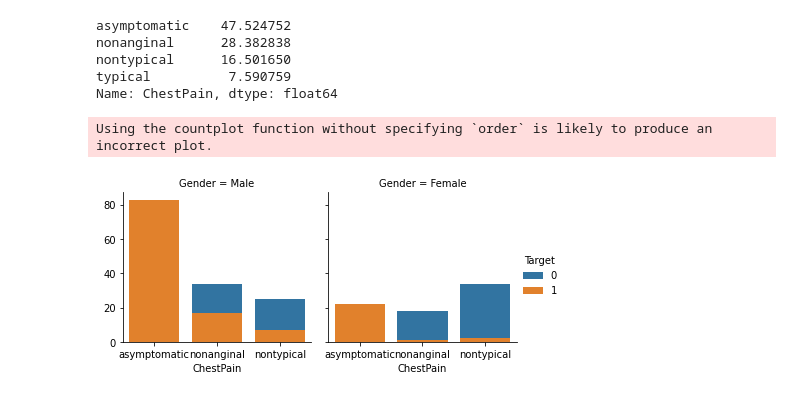
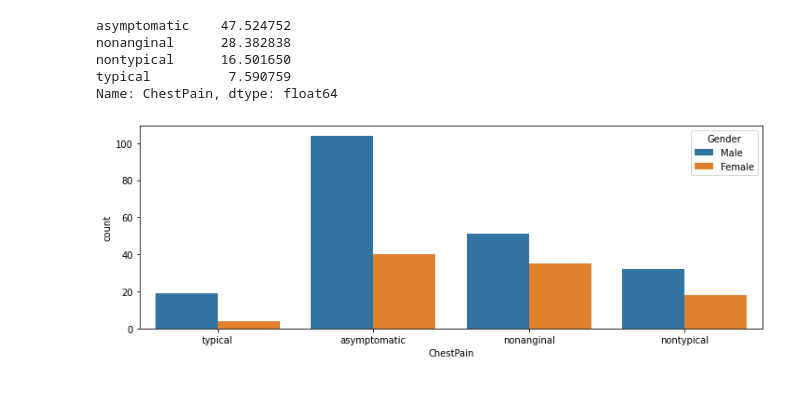
Before and after one commit to ankush-vem/Heart-Attack-Prediction, a Jupyter notebook: Code/heart.ipynb, the cells around one changed output. Saved outputs shown, nothing was run; the diff lists cells and outputs as text; code cells hidden in the pictures.

Commit message:
Cp - update - 2 new plots

```diff
--- a/Code/heart.ipynb
+++ b/Code/heart.ipynb
@@ -227,11 +227,9 @@ nonanginal      28.382838
 nontypical      16.501650
 typical          7.590759
 Name: ChestPain, dtype: float64
-# %%
-g = sns.FacetGrid(df, col="Gender", hue="Target")
-g.map(sns.countplot, "ChestPain")
-g.add_legend()
-plt.show()
-# %% [output]
-Using the countplot function without specifying `order` is likely to produce an incorrect plot.
-[figure, removed]
+# %%
+plt.figure(figsize=(12,4))
+sns.countplot(x="ChestPain", hue="Gender", data=df)
+plt.show()
+# %% [output]
+[figure, added]
```
Also changed, not shown: parts of 1 cell of this notebook.
